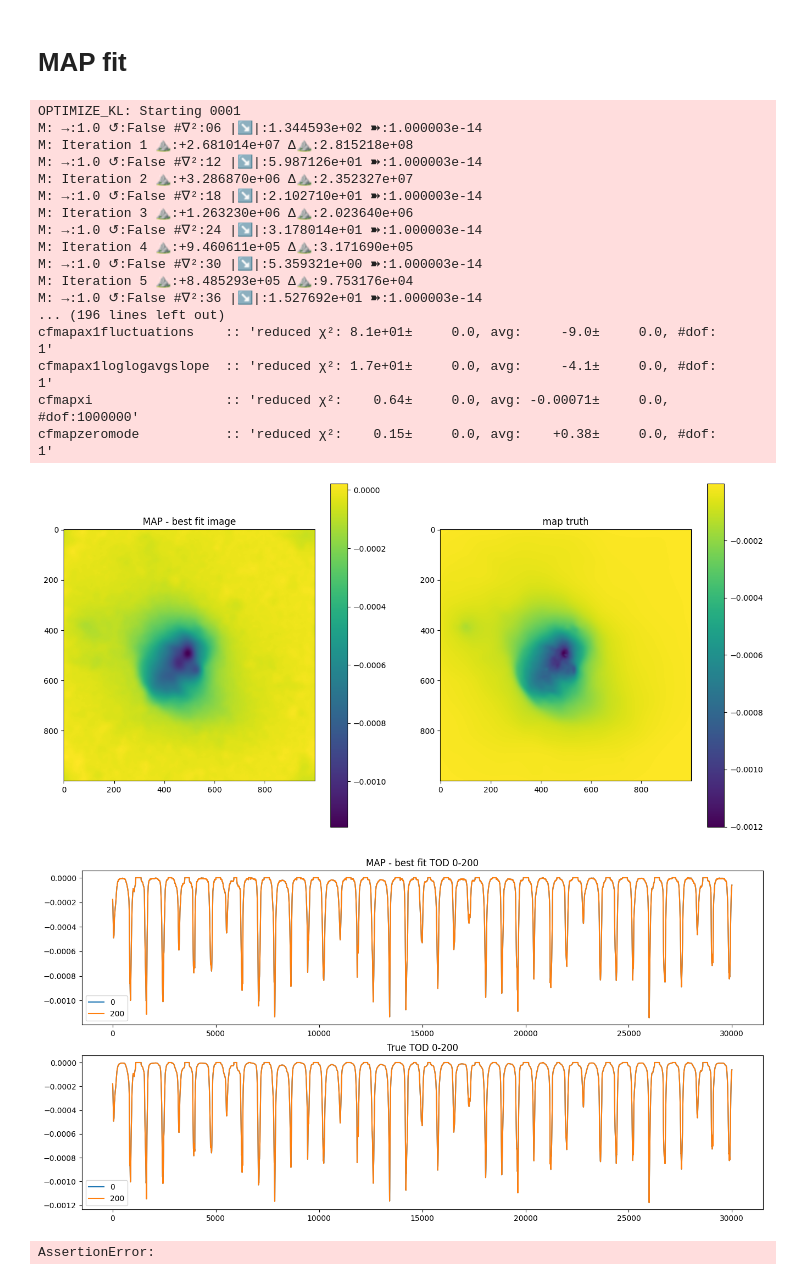
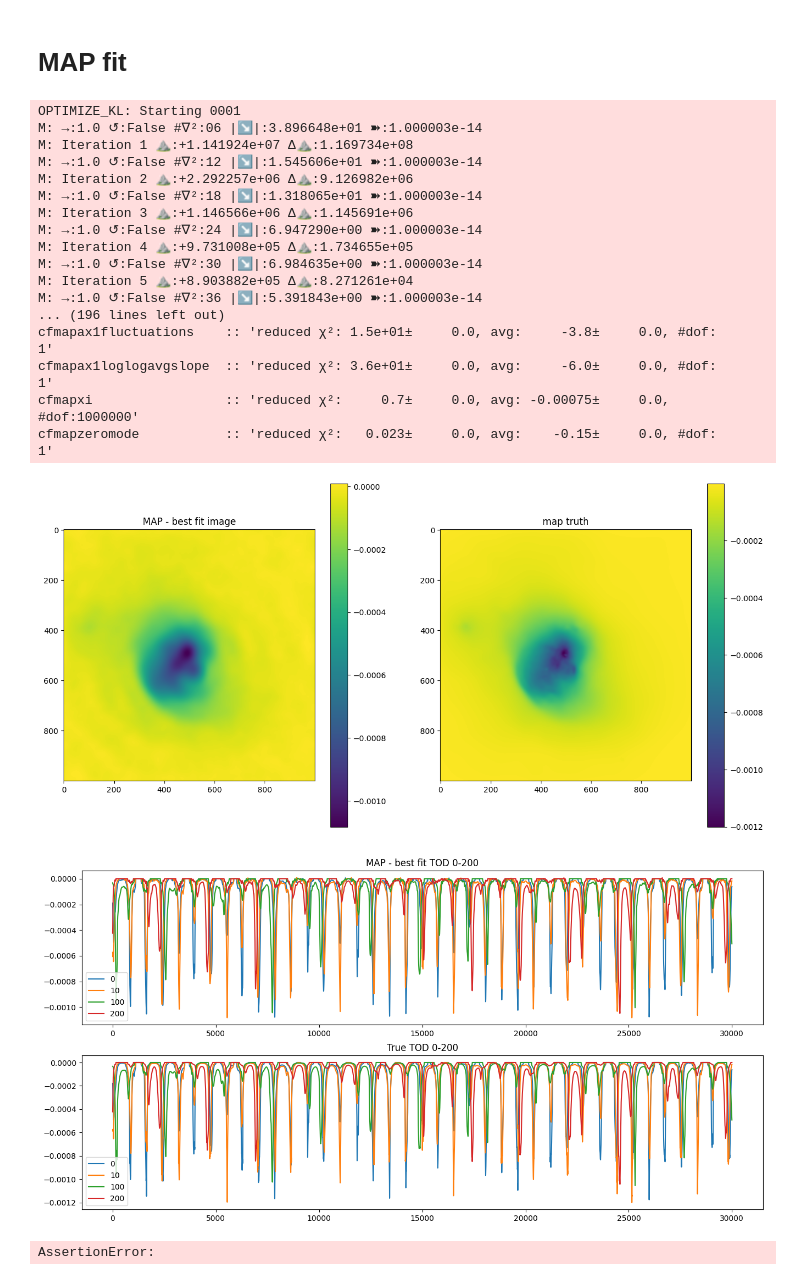
Before and after one commit to jwuerzinger/CMB_denoising, a Jupyter notebook: nifty_maria/nifty_maria_mapsampling.ipynb, the cells around one changed output. Cells and saved outputs as stored; diff of their text form; code cells hidden in the pictures.

```diff
--- a/nifty_maria/nifty_maria_mapsampling.ipynb
+++ b/nifty_maria/nifty_maria_mapsampling.ipynb
@@ -333,12 +333,14 @@ def sample_maps(sim_truthmap, dx, dy, resolution, x_side, y_side):
             fill_value=0.,
             bounds_error=False,
             method="linear",
-        )((jax.numpy.array(dx[band_mask][0]), jax.numpy.array(dy[band_mask][0])))
+        )((jax.numpy.array(dx[band_mask]), jax.numpy.array(dy[band_mask])))
 
         # jax.debug.print("Total map power: {pwr}", pwr=map_power.sum())
 
         # data["map"][band_mask] += map_power
         data_map = data_map.at[band_mask].add(map_power)
+        print(data_map.shape)
+        print(map_power.shape)
 
     # return sim_truthmap.data["map"]
     return data_map
@@ -352,7 +354,8 @@ fig, axes = plt.subplots(2, 1, figsize=(16, 8))
 for i in [0, 10, 100, 200]:
     im0 = axes[0].plot(jax_tods[i], label=i)
 
-    tods_map = np.float64(tod_truthmap.data.compute())
+    # tods_map = np.float64(tod_truthmap.data.compute())
+    tods_map = np.float64(tod_truthmap.components['map'].compute())
     im1 = axes[1].plot(tods_map[i], label=i)
 
 axes[0].title.set_text(f'JAX TOD0-{i}')
@@ -482,22 +487,22 @@ samples, state = jft.optimize_kl(
 )
 # %% [output]
 OPTIMIZE_KL: Starting 0001
-M: →:1.0 ↺:False #∇²:06 |↘|:1.344593e+02 ➽:1.000003e-14
-M: Iteration 1 ⛰:+2.681014e+07 Δ⛰:2.815218e+08
-M: →:1.0 ↺:False #∇²:12 |↘|:5.987126e+01 ➽:1.000003e-14
-M: Iteration 2 ⛰:+3.286870e+06 Δ⛰:2.352327e+07
-M: →:1.0 ↺:False #∇²:18 |↘|:2.102710e+01 ➽:1.000003e-14
-M: Iteration 3 ⛰:+1.263230e+06 Δ⛰:2.023640e+06
-M: →:1.0 ↺:False #∇²:24 |↘|:3.178014e+01 ➽:1.000003e-14
-M: Iteration 4 ⛰:+9.460611e+05 Δ⛰:3.171690e+05
-M: →:1.0 ↺:False #∇²:30 |↘|:5.359321e+00 ➽:1.000003e-14
-M: Iteration 5 ⛰:+8.485293e+05 Δ⛰:9.753176e+04
-M: →:1.0 ↺:False #∇²:36 |↘|:1.527692e+01 ➽:1.000003e-14
+M: →:1.0 ↺:False #∇²:06 |↘|:3.896648e+01 ➽:1.000003e-14
+M: Iteration 1 ⛰:+1.141924e+07 Δ⛰:1.169734e+08
+M: →:1.0 ↺:False #∇²:12 |↘|:1.545606e+01 ➽:1.000003e-14
+M: Iteration 2 ⛰:+2.292257e+06 Δ⛰:9.126982e+06
+M: →:1.0 ↺:False #∇²:18 |↘|:1.318065e+01 ➽:1.000003e-14
+M: Iteration 3 ⛰:+1.146566e+06 Δ⛰:1.145691e+06
+M: →:1.0 ↺:False #∇²:24 |↘|:6.947290e+00 ➽:1.000003e-14
+M: Iteration 4 ⛰:+9.731008e+05 Δ⛰:1.734655e+05
+M: →:1.0 ↺:False #∇²:30 |↘|:6.984635e+00 ➽:1.000003e-14
+M: Iteration 5 ⛰:+8.903882e+05 Δ⛰:8.271261e+04
+M: →:1.0 ↺:False #∇²:36 |↘|:5.391843e+00 ➽:1.000003e-14
 ... (196 lines left out)
-cfmapax1fluctuations    :: 'reduced χ²: 8.1e+01±     0.0, avg:     -9.0±     0.0, #dof:      1'
-cfmapax1loglogavgslope  :: 'reduced χ²: 1.7e+01±     0.0, avg:     -4.1±     0.0, #dof:      1'
-cfmapxi                 :: 'reduced χ²:    0.64±     0.0, avg: -0.00071±     0.0, #dof:1000000'
-cfmapzeromode           :: 'reduced χ²:    0.15±     0.0, avg:    +0.38±     0.0, #dof:      1'
+cfmapax1fluctuations    :: 'reduced χ²: 1.5e+01±     0.0, avg:     -3.8±     0.0, #dof:      1'
+cfmapax1loglogavgslope  :: 'reduced χ²: 3.6e+01±     0.0, avg:     -6.0±     0.0, #dof:      1'
+cfmapxi                 :: 'reduced χ²:     0.7±     0.0, avg: -0.00075±     0.0, #dof:1000000'
+cfmapzeromode           :: 'reduced χ²:   0.023±     0.0, avg:    -0.15±     0.0, #dof:      1'
 # %%
 # plot maximum of posterior (mode)
 # sig_map = signal_response(samples.pos) # gives time-series
@@ -517,27 +522,27 @@ fig.colorbar(im1)
 
 plt.show()
 # %% [output]
-[figure, old version]
+[figure, new version]
 # %%
 # plot maximum of posterior (mode)
 # pred_tods = signal_response_tod(samples.pos) # gives time-series
 pred_tods = sample_maps(gp_map(samples.pos), dx, dy, sim_truthmap.map.resolution, sim_truthmap.map.x_side, sim_truthmap.map.y_side)
 
 fig, axes = plt.subplots(2, 1, figsize=(16, 8))
 
-for i in [0, 200]:
+for i in [0, 10, 100, 200]:
     im0 = axes[0].plot(pred_tods[i], label=i)
     # im1 = axes[1].plot(tods_map[i], label=i)
     im1 = axes[1].plot(jax_tods[i], label=i)
 
 axes[0].title.set_text(f'MAP - best fit TOD 0-{i}')
 axes[0].legend()
 axes[1].title.set_text(f'True TOD 0-{i}')
 axes[1].legend()
 
 plt.show()
 # %% [output]
-[figure, old version]
+[figure, new version]
 # %%
 assert False
 # %% [output]
```
Also changed, not shown: parts of 4 cells of this notebook.
